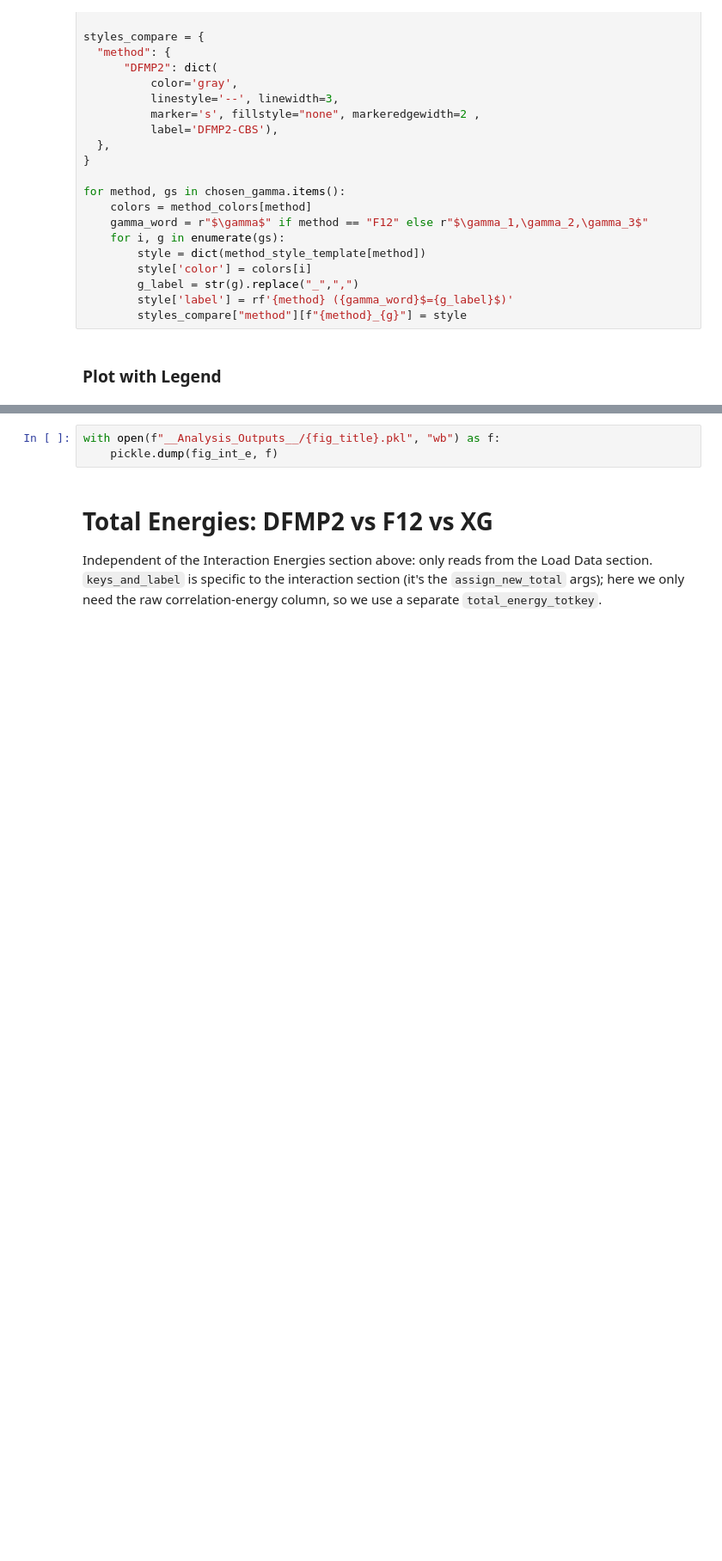
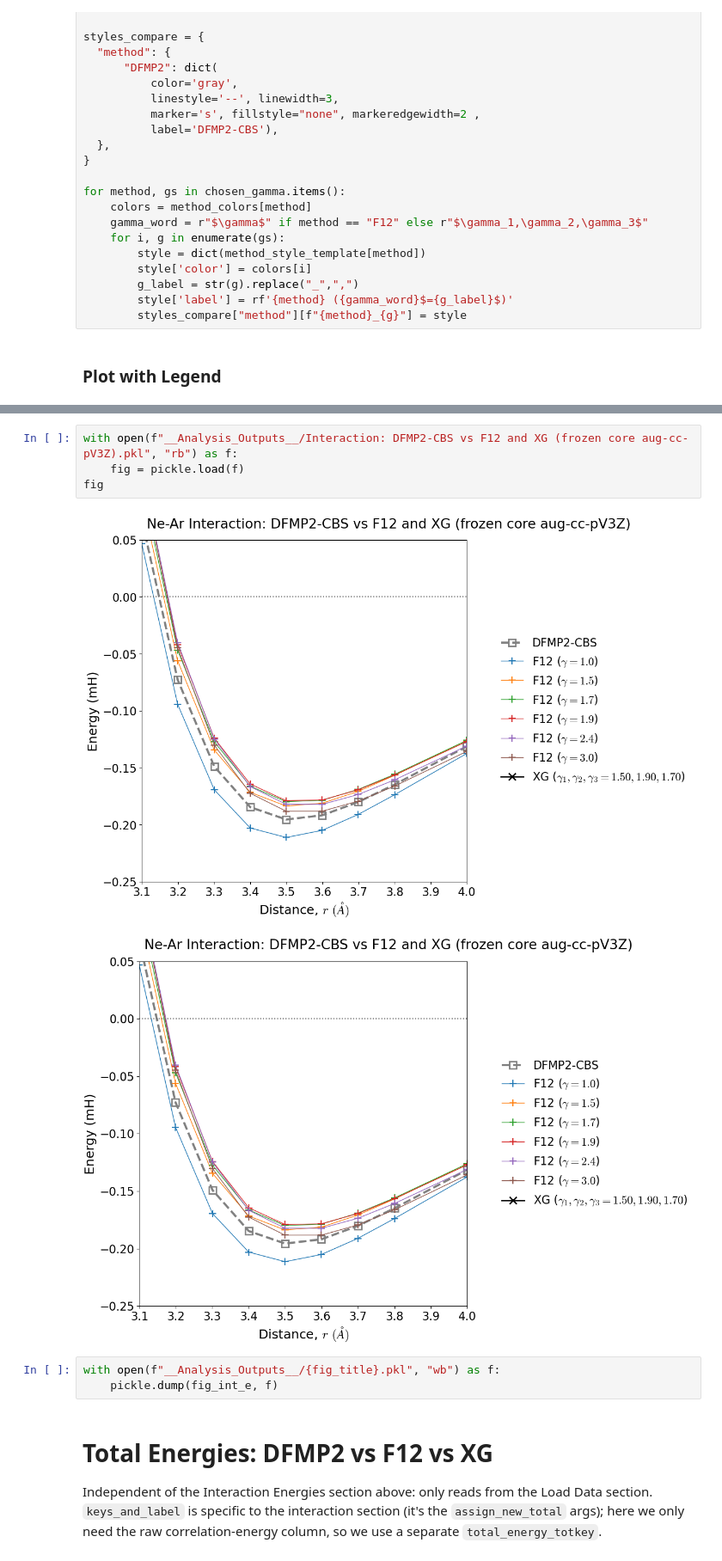
Before and after one commit to shudipto-amin/f12xg_test, a Jupyter notebook: main/systems/Interaction_Analysis.ipynb, the cells around one changed output, grey strips where cells are left out. Shown at 86% size. Saved outputs shown, nothing was run; the diff lists cells and outputs as text; blank space fills up the shorter version.

```diff
--- a/main/systems/Interaction_Analysis.ipynb
+++ b/main/systems/Interaction_Analysis.ipynb
@@ -418,3 +494,10 @@ fig_int_e = fig
+# %%
+with open(f"__Analysis_Outputs__/Interaction: DFMP2-CBS vs F12 and XG (frozen core aug-cc-pV3Z).pkl", "rb") as f:
+    fig = pickle.load(f)
+fig
+# %% [output]
+[figure, added]
+[figure, added]
 # %%
 with open(f"__Analysis_Outputs__/{fig_title}.pkl", "wb") as f:
     pickle.dump(fig_int_e, f)
```
Also changed, not shown: parts of 7 cells of this notebook, 2 other files.
